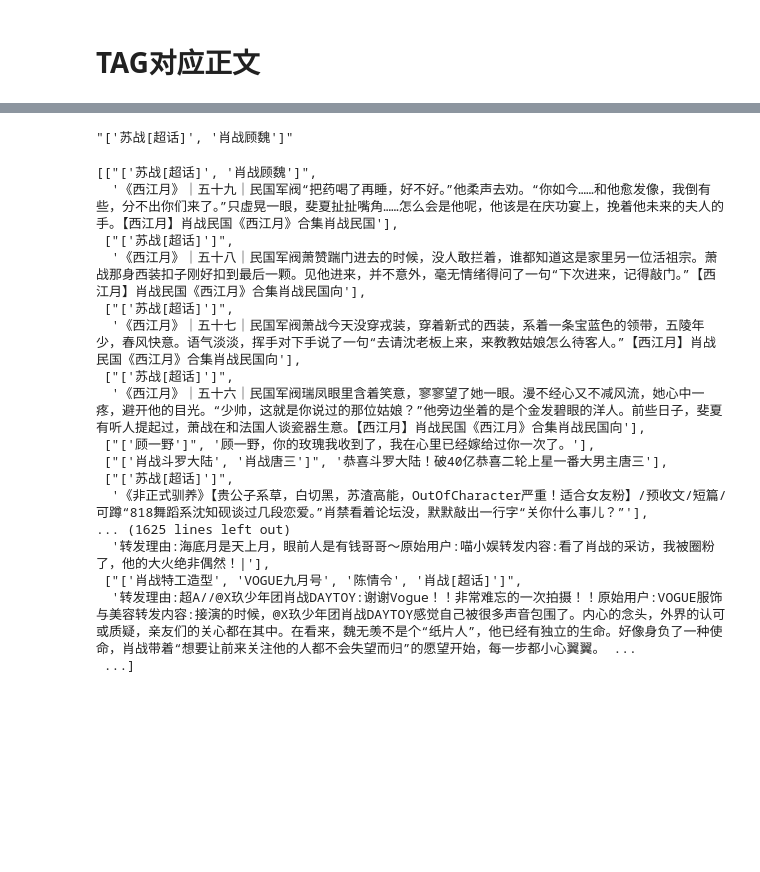
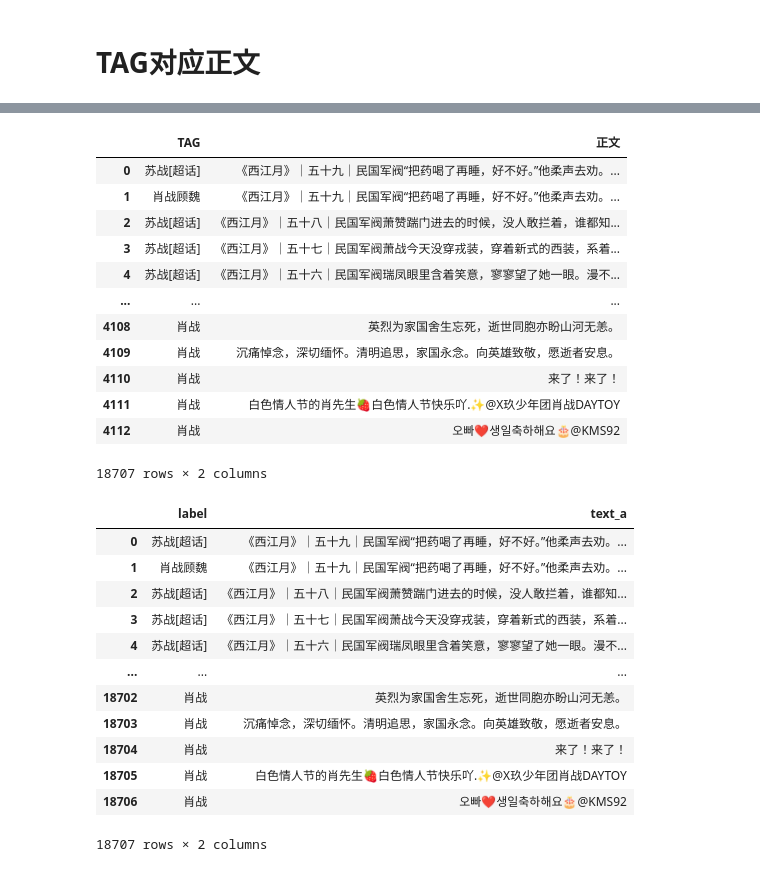
Before and after one commit to mayingwuhu/ghost-on-web, a Jupyter notebook: data_clean/微博清洗.ipynb, the cells around one changed output, grey strips where cells are left out. Saved outputs shown, nothing was run; the diff lists cells and outputs as text; code cells hidden in the pictures; blank space fills up the shorter version.

```diff
--- a/data_clean/微博清洗.ipynb
+++ b/data_clean/微博清洗.ipynb
@@ -372,24 +354,37 @@ for i in range(10):
-# %%
-data_1[0][0]
-# %% [output]
-"['苏战[超话]', '肖战顾魏']"
-# %%
-data_1
-# %% [output]
-[["['苏战[超话]', '肖战顾魏']",
-  '《西江月》｜五十九｜民国军阀“把药喝了再睡，好不好。”他柔声去劝。“你如今……和他愈发像，我倒有些，分不出你们来了。”只虚晃一眼，斐夏扯扯嘴角……怎么会是他呢，他该是在庆功宴上，挽着他未来的夫人的手。【西江月】肖战民国《西江月》合集肖战民国'],
- ["['苏战[超话]']",
-  '《西江月》｜五十八｜民国军阀萧赞踹门进去的时候，没人敢拦着，谁都知道这是家里另一位活祖宗。萧战那身西装扣子刚好扣到最后一颗。见他进来，并不意外，毫无情绪得问了一句“下次进来，记得敲门。”【西江月】肖战民国《西江月》合集肖战民国向'],
- ["['苏战[超话]']",
-  '《西江月》｜五十七｜民国军阀萧战今天没穿戎装，穿着新式的西装，系着一条宝蓝色的领带，五陵年少，春风快意。语气淡淡，挥手对下手说了一句“去请沈老板上来，来教教姑娘怎么待客人。”【西江月】肖战民国《西江月》合集肖战民国向'],
- ["['苏战[超话]']",
-  '《西江月》｜五十六｜民国军阀瑞凤眼里含着笑意，寥寥望了她一眼。漫不经心又不减风流，她心中一疼，避开他的目光。“少帅，这就是你说过的那位姑娘？”他旁边坐着的是个金发碧眼的洋人。前些日子，斐夏有听人提起过，萧战在和法国人谈瓷器生意。【西江月】肖战民国《西江月》合集肖战民国向'],
- ["['顾一野']", '顾一野，你的玫瑰我收到了，我在心里已经嫁给过你一次了。'],
- ["['肖战斗罗大陆', '肖战唐三']", '恭喜斗罗大陆！破40亿恭喜二轮上星一番大男主唐三'],
- ["['苏战[超话]']",
-  '《非正式驯养》【贵公子系草，白切黑，苏渣高能，OutOfCharacter严重！适合女友粉】/预收文/短篇/可蹲“818舞蹈系沈知砚谈过几段恋爱。”肖禁看着论坛没，默默敲出一行字“关你什么事儿？”'],
-... (1625 lines left out)
-  '转发理由:海底月是天上月，眼前人是有钱哥哥～原始用户:喵小娱转发内容:看了肖战的采访，我被圈粉了，他的大火绝非偶然！|'],
- ["['肖战特工造型', 'VOGUE九月号', '陈情令', '肖战[超话]']",
-  '转发理由:超A//@X玖少年团肖战DAYTOY:谢谢Vogue！！非常难忘的一次拍摄！！原始用户:VOGUE服饰与美容转发内容:接演的时候，@X玖少年团肖战DAYTOY感觉自己被很多声音包围了。内心的念头，外界的认可或质疑，亲友们的关心都在其中。在看来，魏无羡不是个“纸片人”，他已经有独立的生命。好像身负了一种使命，肖战带着“想要让前来关注他的人都不会失望而归”的愿望开始，每一步都小心翼翼。 ...
- ...]
+# %%
+data_df
+# %% [output]
+|  | TAG | 正文 |
+| 0 | 苏战[超话] | 《西江月》｜五十九｜民国军阀“把药喝了再睡，好不好。”他柔声去劝。... |
+| 1 | 肖战顾魏 | 《西江月》｜五十九｜民国军阀“把药喝了再睡，好不好。”他柔声去劝。... |
+| 2 | 苏战[超话] | 《西江月》｜五十八｜民国军阀萧赞踹门进去的时候，没人敢拦着，谁都知... |
+| 3 | 苏战[超话] | 《西江月》｜五十七｜民国军阀萧战今天没穿戎装，穿着新式的西装，系着... |
+| 4 | 苏战[超话] | 《西江月》｜五十六｜民国军阀瑞凤眼里含着笑意，寥寥望了她一眼。漫不... |
+| ... | ... | ... |
+| 4108 | 肖战 | 英烈为家国舍生忘死，逝世同胞亦盼山河无恙。 |
+| 4109 | 肖战 | 沉痛悼念，深切缅怀。清明追思，家国永念。向英雄致敬，愿逝者安息。 |
+| 4110 | 肖战 | 来了！来了！ |
+| 4111 | 肖战 | 白色情人节的肖先生🍓白色情人节快乐吖.✨@X玖少年团肖战DAYTOY |
+| 4112 | 肖战 | 오빠❤️생일축하해요🎂@KMS92 |
+18707 rows × 2 columns
+# %%
+# 清洗TAG
+data = pd.read_csv("all_tag.csv")
+df = pd.DataFrame(data, columns=["TAG", "正文"])
+df.rename(columns={"TAG":"label", "正文":"text_a"}, inplace = True)
+tag = ["肖战", ""]
+df
+# %% [output]
+|  | label | text_a |
+| 0 | 苏战[超话] | 《西江月》｜五十九｜民国军阀“把药喝了再睡，好不好。”他柔声去劝。... |
+| 1 | 肖战顾魏 | 《西江月》｜五十九｜民国军阀“把药喝了再睡，好不好。”他柔声去劝。... |
+| 2 | 苏战[超话] | 《西江月》｜五十八｜民国军阀萧赞踹门进去的时候，没人敢拦着，谁都知... |
+| 3 | 苏战[超话] | 《西江月》｜五十七｜民国军阀萧战今天没穿戎装，穿着新式的西装，系着... |
+| 4 | 苏战[超话] | 《西江月》｜五十六｜民国军阀瑞凤眼里含着笑意，寥寥望了她一眼。漫不... |
+| ... | ... | ... |
+| 18702 | 肖战 | 英烈为家国舍生忘死，逝世同胞亦盼山河无恙。 |
+| 18703 | 肖战 | 沉痛悼念，深切缅怀。清明追思，家国永念。向英雄致敬，愿逝者安息。 |
+| 18704 | 肖战 | 来了！来了！ |
+| 18705 | 肖战 | 白色情人节的肖先生🍓白色情人节快乐吖.✨@X玖少年团肖战DAYTOY |
+| 18706 | 肖战 | 오빠❤️생일축하해요🎂@KMS92 |
+18707 rows × 2 columns
```
Also changed, not shown: parts of 13 cells of this notebook, 3 other files.
